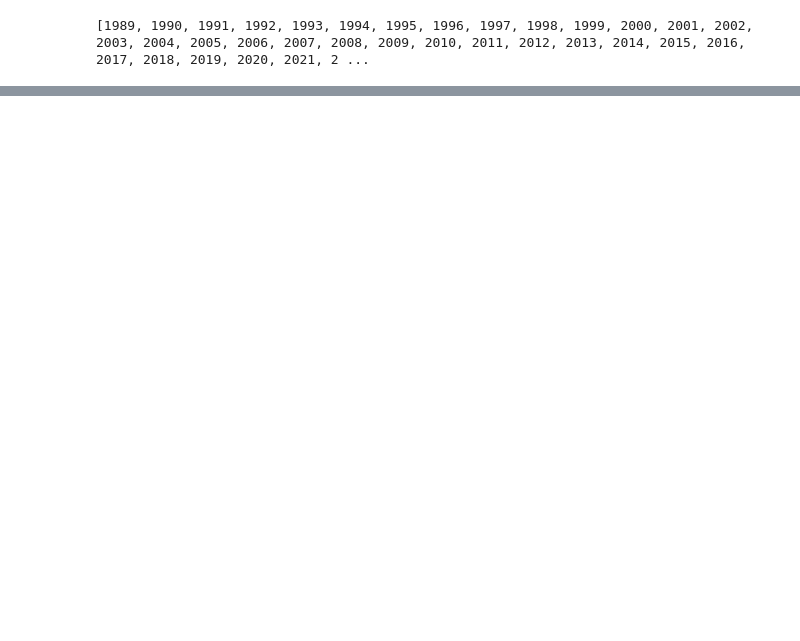
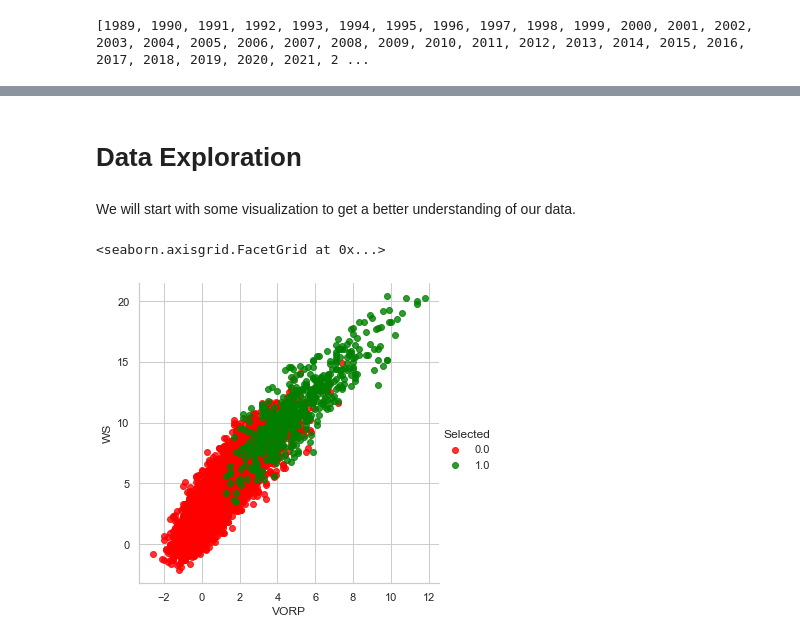
Before and after one commit to NikosKavouras/Mid-season_All-NBA_teams_predictions, a Jupyter notebook: Mid-season All-NBA Teams predictions.ipynb, the cells around one changed output, grey strips where cells are left out. Cells and saved outputs as stored; diff of their text form; code cells hidden in the pictures; blank space fills up the shorter version.

```diff
--- a/Mid-season All-NBA Teams predictions.ipynb
+++ b/Mid-season All-NBA Teams predictions.ipynb
@@ -171,0 +292,17 @@ NameError: name 'merge' is not defined
+# %%
+#Load dataframe from saved file
+select_df = select_df.drop(select_df.columns[[0]], axis=1)
+select_df = select_df.fillna(0)
+#Drop unwanted rows
+Last_line_we_want = select_df.index[select_df["Season"]=="1988-89"][2]
+edit_df = select_df.drop(select_df.index[Last_line_we_want+1:])
+edit_df = edit_df[edit_df['Tm'].astype(bool)]
+
+#Clean cells - remove position after name
+for col in positions:
+    edit_df[col]=edit_df[col].str[:-2]
+
+#Add columns to help match with the stats df
+edit_df.insert(9, "Year", edit_df['Season'].str[:4].astype(int)+1)
+edit_df.insert(10, "Selected", 1)
+edit_df
@@ -171,0 +325,5 @@ NameError: name 'merge' is not defined
+# %%
+#Melt df to combine the 5 columns to 1
+sel=edit_df.melt(id_vars=["Season","Tm","Voting","Year","Selected"],
+                 value_vars=positions).rename(columns = {"value":'Player',"variable":'Position'})
+sel
@@ -171,0 +346,7 @@ NameError: name 'merge' is not defined
+# %%
+#Match the All-NBA selections with the stats dataframe
+final_df = edit_new_df.merge(sel[['Player','Year','Selected']], how='left', on=['Player','Year'])
+
+#All NAs should change to 0s
+final_df["Selected"] = final_df["Selected"].fillna(0)
+final_df
@@ -171,0 +367,18 @@ NameError: name 'merge' is not defined
+# %% [markdown]
+# Data Exploration
+# %%
+#import all necessary libraries
+import matplotlib.pyplot as plt
+plt.rc("font", size=14)
+
+import seaborn as sns
+sns.set(style="white")
+sns.set(style="whitegrid", color_codes=True)
+# %% [markdown]
+We will start with some visualization to get a better understanding of our data.
+# %%
+#Win shares (WS) and Value over replacement player (VORP) are two of the most important advanced stats
+sns.lmplot(x='VORP', y='WS', hue="Selected", data=final_df, palette={0: "red", 1: "green"}, fit_reg=False)
+# %% [output]
+<seaborn.axisgrid.FacetGrid at 0x...>
+[figure, added]
```
Also changed, not shown: parts of 73 cells of this notebook.
